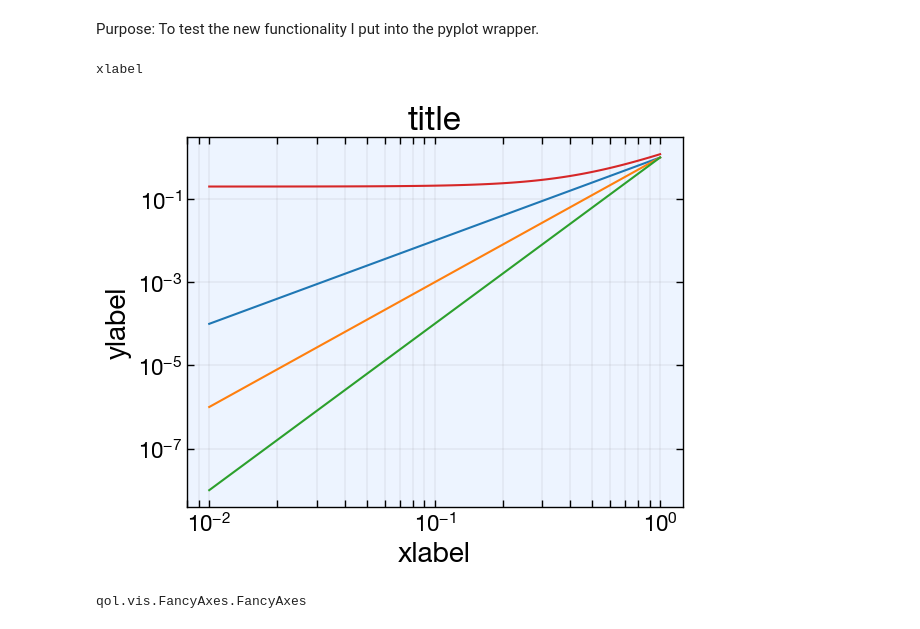
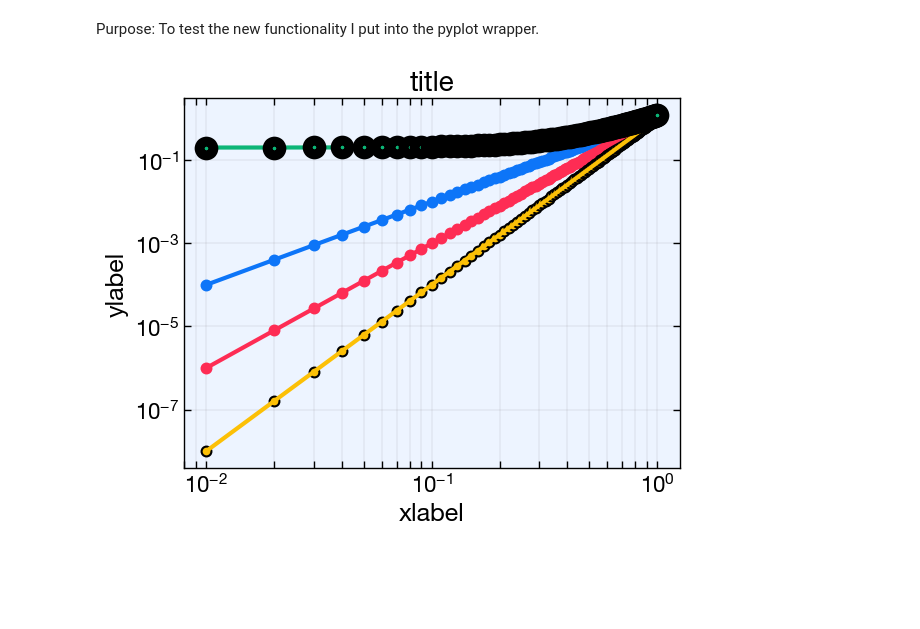
Before and after one commit to NicholasRui/qol, a Jupyter notebook: notebooks/pyplot_test.ipynb, the cells around one changed output. Drawn from its saved outputs; the diff is of its cells as text; code cells hidden in the pictures; blank space fills up the shorter version.

Commit message:
Add more defaults for plot and scatter including cycler

```diff
--- a/notebooks/pyplot_test.ipynb
+++ b/notebooks/pyplot_test.ipynb
@@ -6,26 +6,26 @@ import numpy as np
 # %%
 ax = plt.axes()
 
 ax.set_xlabel('xlabel')
 ax.set_ylabel('ylabel')
 ax.set_title('title')
 
 x = np.linspace(0.01, 1, 100)
 
 ax.plot(x, x**2)
 ax.plot(x, x**3)
 ax.plot(x, x**4)
 ax.plot(x, x**2+0.2)
 
+ax.scatter(x, x**2)
+ax.scatter(x, x**3)
+ax.scatter(x, x**4, edgecolor='k')
+ax.scatter(x, x**2+0.2, edgecolor='k', zorder=5, lw=10)
+
 plt.loglog()
 
 # plt.axes()
 
 plt.show()
 # %% [output]
-xlabel
-[figure, old version]
+[figure, new version]
-# %%
-type(ax)
-# %% [output]
-qol.vis.FancyAxes.FancyAxes
```
Also changed, not shown: parts of 1 cell of this notebook, 2 other files.
